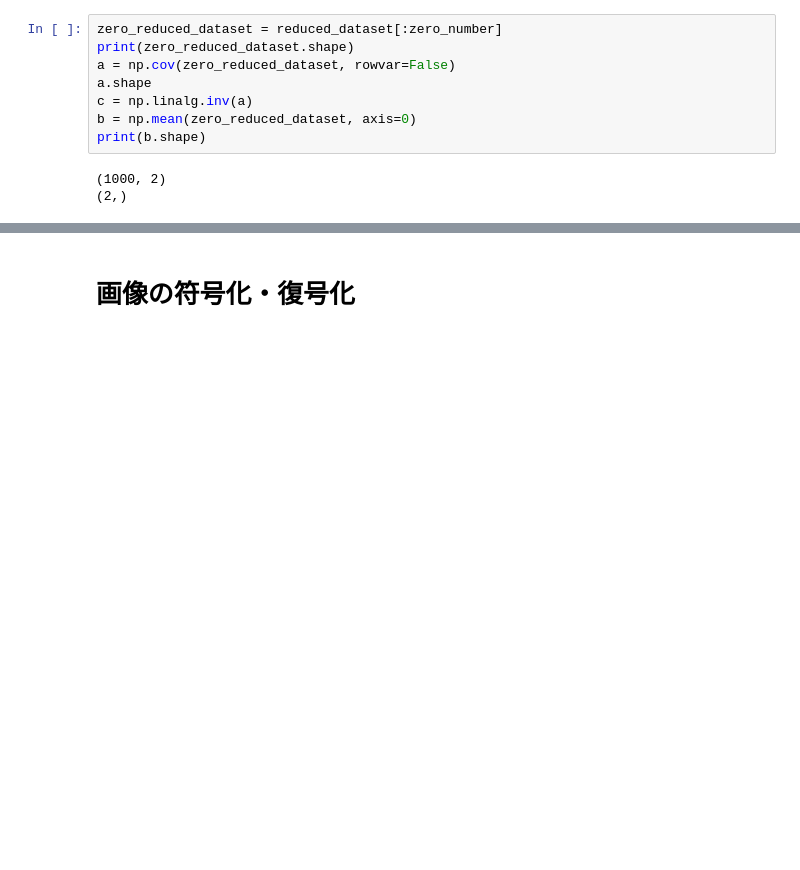
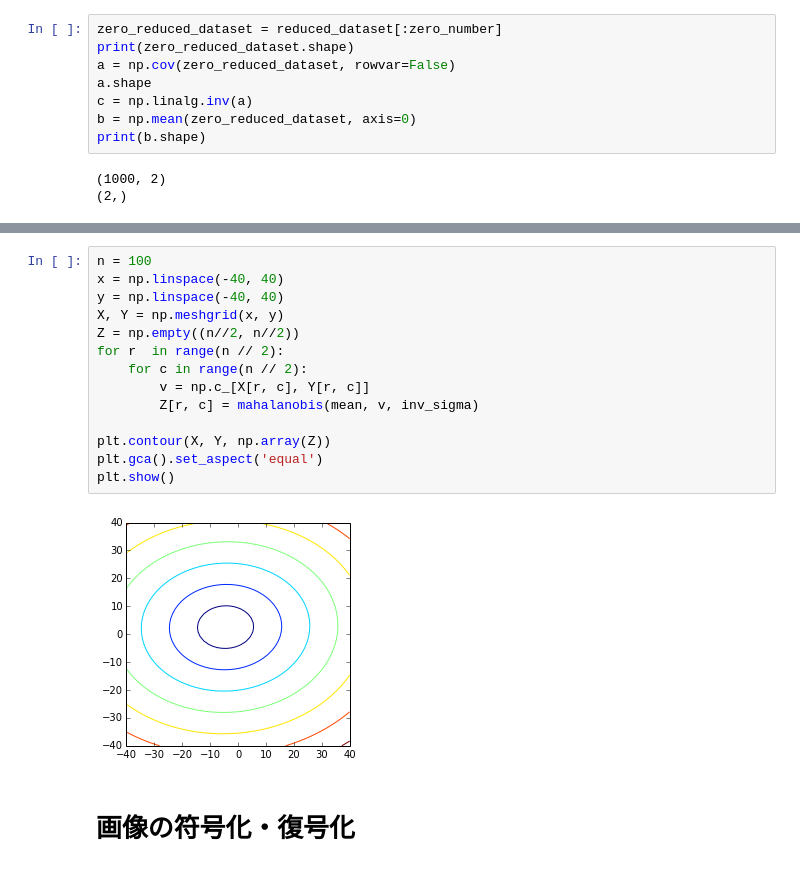
Before and after one commit to seiya-kumada/vae, a Jupyter notebook: draw_results_with_specified_label.ipynb, the cells around one changed output, grey strips where cells are left out. Drawn from its saved outputs; the diff is of its cells as text; blank space fills up the shorter version.

```diff
--- a/draw_results_with_specified_label.ipynb
+++ b/draw_results_with_specified_label.ipynb
@@ -286,3 +309,19 @@ plt.show()
+# %%
+n = 100
+x = np.linspace(-40, 40)
+y = np.linspace(-40, 40)
+X, Y = np.meshgrid(x, y)
+Z = np.empty((n//2, n//2))
+for r  in range(n // 2):
+    for c in range(n // 2):
+        v = np.c_[X[r, c], Y[r, c]]
+        Z[r, c] = mahalanobis(mean, v, inv_sigma)
+
+plt.contour(X, Y, np.array(Z))
+plt.gca().set_aspect('equal')
+plt.show()
+# %% [output]
+[figure, added]
 # %% [markdown]
 # 画像の符号化・復号化
 # %%
```
Also changed, not shown: parts of 17 cells of this notebook, 2 other files.
